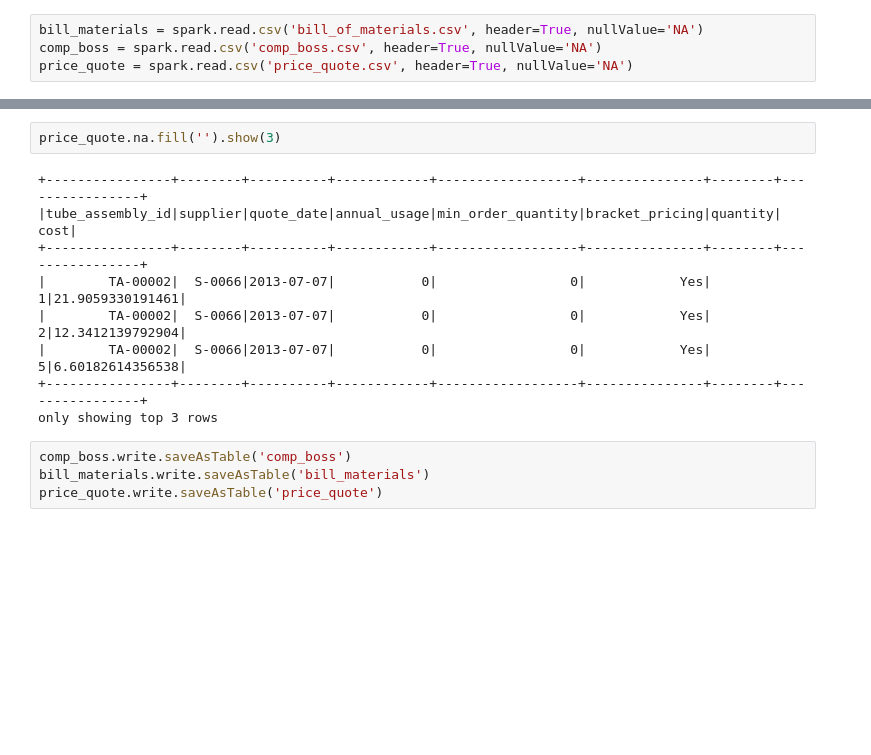
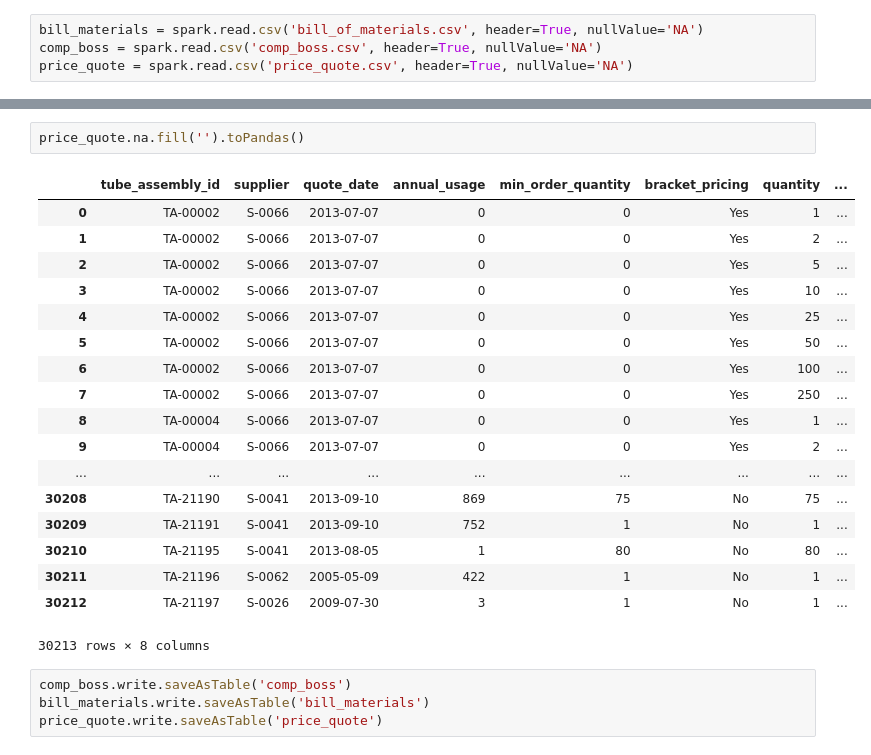
Before and after one commit to ArthurJ/printi-trial, a Jupyter notebook: Printi.ipynb, the cells around one changed output, grey strips where cells are left out. Drawn from its saved outputs; the diff is of its cells as text; blank space fills up the shorter version.

```diff
--- a/Printi.ipynb
+++ b/Printi.ipynb
@@ -27,14 +47,24 @@ only showing top 3 rows
 # %%
-price_quote.na.fill('').show(3)
+price_quote.na.fill('').toPandas()
 # %% [output]
+|  | tube_assembly_id | supplier | quote_date | annual_usage | min_order_quantity | bracket_pricing | quantity | ... |
+| 0 | TA-00002 | S-0066 | 2013-07-07 | 0 | 0 | Yes | 1 | ... |
+| 1 | TA-00002 | S-0066 | 2013-07-07 | 0 | 0 | Yes | 2 | ... |
+| 2 | TA-00002 | S-0066 | 2013-07-07 | 0 | 0 | Yes | 5 | ... |
+| 3 | TA-00002 | S-0066 | 2013-07-07 | 0 | 0 | Yes | 10 | ... |
+| 4 | TA-00002 | S-0066 | 2013-07-07 | 0 | 0 | Yes | 25 | ... |
+| 5 | TA-00002 | S-0066 | 2013-07-07 | 0 | 0 | Yes | 50 | ... |
+| 6 | TA-00002 | S-0066 | 2013-07-07 | 0 | 0 | Yes | 100 | ... |
+| 7 | TA-00002 | S-0066 | 2013-07-07 | 0 | 0 | Yes | 250 | ... |
+| 8 | TA-00004 | S-0066 | 2013-07-07 | 0 | 0 | Yes | 1 | ... |
+| 9 | TA-00004 | S-0066 | 2013-07-07 | 0 | 0 | Yes | 2 | ... |
+| ... | ... | ... | ... | ... | ... | ... | ... | ... |
+| 30208 | TA-21190 | S-0041 | 2013-09-10 | 869 | 75 | No | 75 | ... |
+| 30209 | TA-21191 | S-0041 | 2013-09-10 | 752 | 1 | No | 1 | ... |
+| 30210 | TA-21195 | S-0041 | 2013-08-05 | 1 | 80 | No | 80 | ... |
+| 30211 | TA-21196 | S-0062 | 2005-05-09 | 422 | 1 | No | 1 | ... |
+| 30212 | TA-21197 | S-0026 | 2009-07-30 | 3 | 1 | No | 1 | ... |
-+----------------+--------+----------+------------+------------------+---------------+--------+----------------+
-|tube_assembly_id|supplier|quote_date|annual_usage|min_order_quantity|bracket_pricing|quantity|            cost|
-+----------------+--------+----------+------------+------------------+---------------+--------+----------------+
-|        TA-00002|  S-0066|2013-07-07|           0|                 0|            Yes|       1|21.9059330191461|
-|        TA-00002|  S-0066|2013-07-07|           0|                 0|            Yes|       2|12.3412139792904|
-|        TA-00002|  S-0066|2013-07-07|           0|                 0|            Yes|       5|6.60182614356538|
-+----------------+--------+----------+------------+------------------+---------------+--------+----------------+
-only showing top 3 rows
+30213 rows × 8 columns
 # %%
 comp_boss.write.saveAsTable('comp_boss')
 bill_materials.write.saveAsTable('bill_materials')
```
Also changed, not shown: parts of 2 cells of this notebook.
